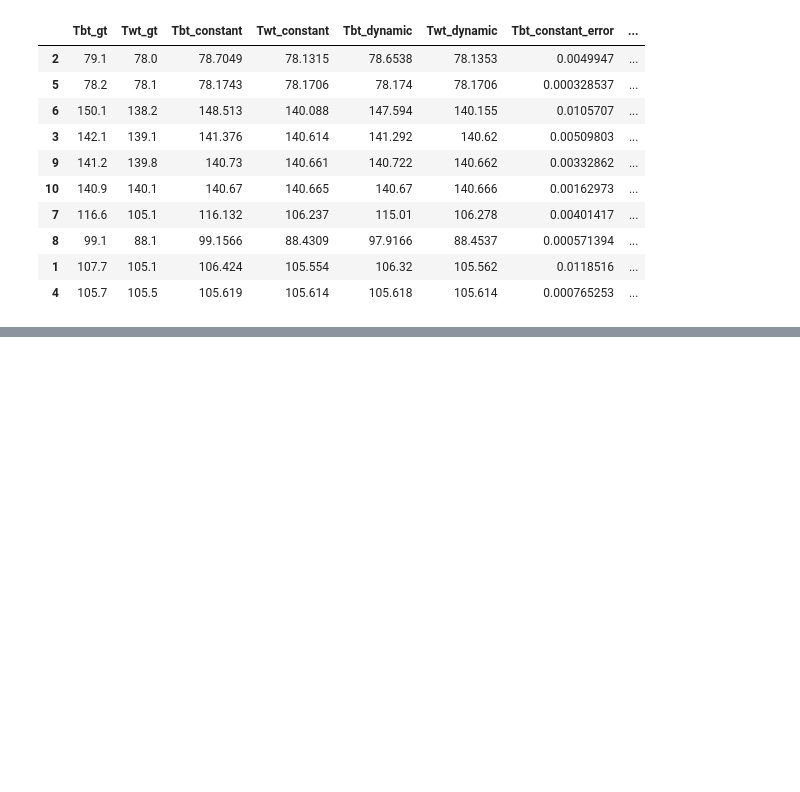
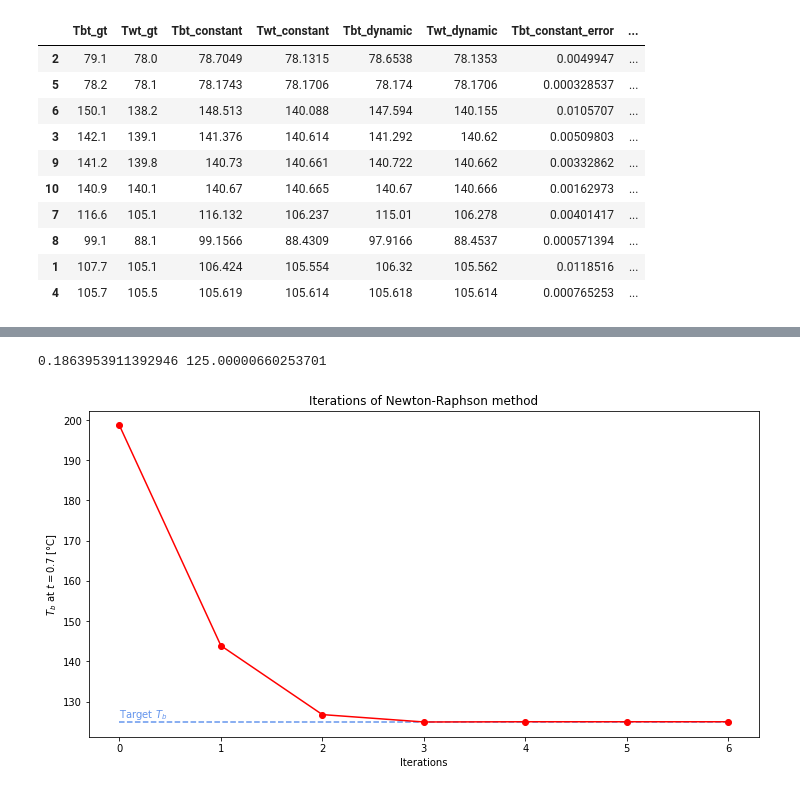
Before and after one commit to Regzand/PW-NumericalMethods, a Jupyter notebook: visualizations.ipynb, the cells around one changed output, grey strips where cells are left out. Saved outputs shown, nothing was run; the diff lists cells and outputs as text; code cells hidden in the pictures; blank space fills up the shorter version.

```diff
--- a/visualizations.ipynb
+++ b/visualizations.ipynb
@@ -433,0 +486,22 @@ results
+# %%
+f = lambda x: Tb(x, dt=SIM_DT, t=SIM_TIME, settings=SETTINGS) - TARGET_TEMP
+
+nr = NewtonRaphson(f = f, x0 = INIT_MASS, dx = NR_STEP, scale = NR_SCALE)
+nr.run(NR_EPSILON)
+
+print(nr.x, nr.y + TARGET_TEMP)
+# %% [output]
+0.1863953911392946 125.00000660253701
+# %%
+plt.figure(figsize=(12,6))
+plt.hlines(TARGET_TEMP, 0, nr.history.shape[0]-1, linestyles='dashed', colors='cornflowerblue')
+plt.text(0, TARGET_TEMP + 1, 'Target $T_b$', c='cornflowerblue')
+plt.plot(nr.history[:,1] + TARGET_TEMP, 'o-', c='red')
+plt.xticks(range(nr.history.shape[0]))
+plt.ylabel(f'$T_b$ at $t={SIM_TIME}$ [°C]')
+plt.xlabel('Iterations')
+plt.title('Iterations of Newton-Raphson method');
+
+plt.savefig('part3-newton-raphson.pdf')
+# %% [output]
+[figure, added]
```
Also changed, not shown: parts of 10 cells of this notebook, 2 other files.
